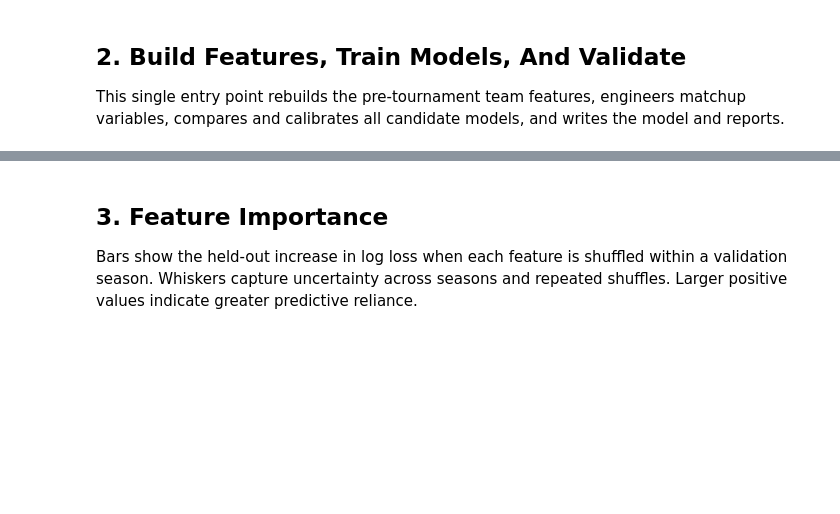
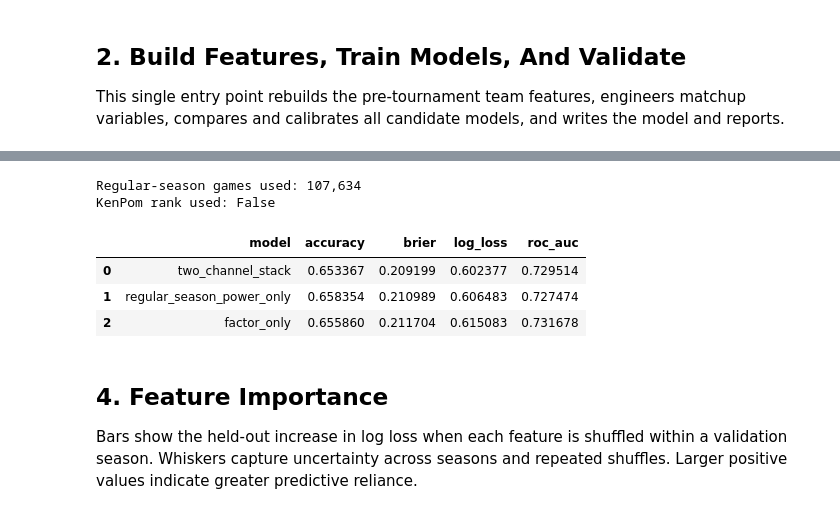
Before and after one commit to spacecowboy301/march-madness-decision-tree, a Jupyter notebook: notebooks/march_madness_factor_importance.ipynb, the cells around one changed output, grey strips where cells are left out. Saved outputs shown, nothing was run; the diff lists cells and outputs as text; code cells hidden in the pictures; blank space fills up the shorter version.

```diff
--- a/notebooks/march_madness_factor_importance.ipynb
+++ b/notebooks/march_madness_factor_importance.ipynb
@@ -162,5 +174,16 @@ Importance gate passed: True
+# %%
+print("Regular-season games used:", f"{power_metrics['regular_season_games_used']:,}")
+print("KenPom rank used:", power_metrics["kenpom_rank_used"])
+power_comparison
+# %% [output]
+Regular-season games used: 107,634
+KenPom rank used: False
+|  | model | accuracy | brier | log_loss | roc_auc |
+| 0 | two_channel_stack | 0.653367 | 0.209199 | 0.602377 | 0.729514 |
+| 1 | regular_season_power_only | 0.658354 | 0.210989 | 0.606483 | 0.727474 |
+| 2 | factor_only | 0.655860 | 0.211704 | 0.615083 | 0.731678 |
 # %% [markdown]
-## 3. Feature Importance
+## 4. Feature Importance
 
 Bars show the held-out increase in log loss when each feature is shuffled
 within a validation season. Whiskers capture uncertainty across seasons and
```
Also changed, not shown: parts of 20 cells of this notebook, 39 other files.
